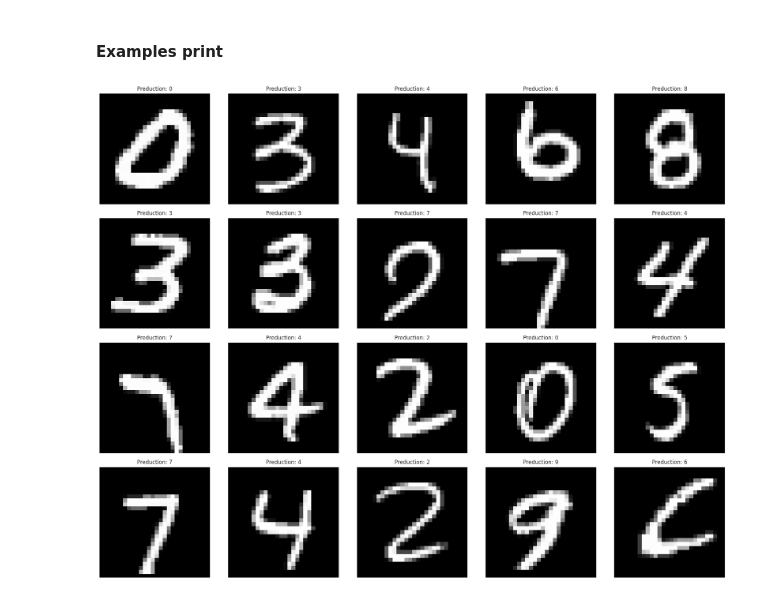
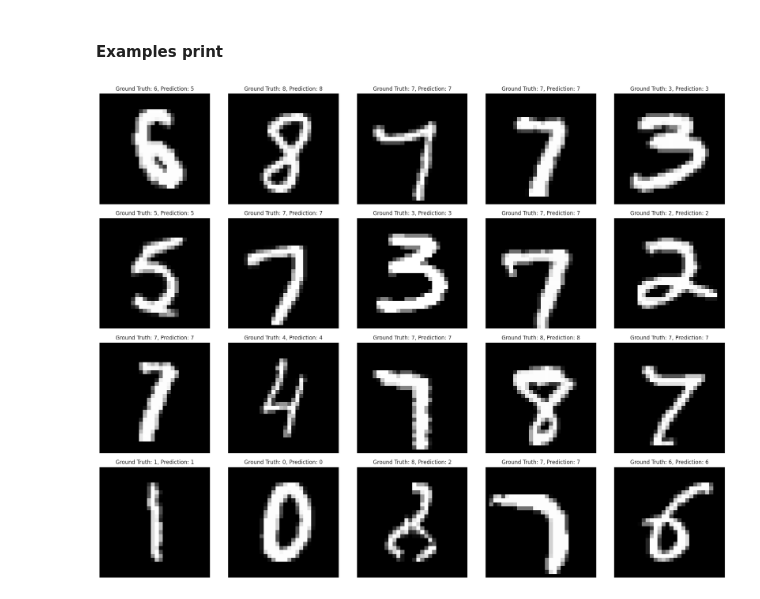
Before and after one commit to LastExile16/DeepLearning, a Jupyter notebook: Introduction to Deep Learning/mnist_pytorch.ipynb, the cells around one changed output. Drawn from its saved outputs; the diff is of its cells as text; code cells hidden in the pictures.

Commit message:
Showing images with wrong predictions

```diff
--- a/Introduction to Deep Learning/mnist_pytorch.ipynb
+++ b/Introduction to Deep Learning/mnist_pytorch.ipynb
@@ -708,18 +708,18 @@ Average Loss: 0.1103, Average Accuracy; 97.62%
 #### Examples print
 # %%
 with torch.no_grad():
-    output = model(images[100:])
+    output = model(images[400:])
 
 
 fig = plt.figure(figsize=(20,16))
 for i in range(20):
   plt.subplot(4,5,i+1)
   plt.tight_layout()
-  plt.imshow(images[100:][i][0], cmap='gray', interpolation='none')
-#   plt.title("Ground Truth: {}".format(labels[i]))
-  plt.title("Preduction: {}".format(output.data.max(1, keepdim=True)[1][i].item()))
+  plt.imshow(images[400:][i][0], cmap='gray', interpolation='none')
+  # plt.title()
+  plt.title(f"Ground Truth: {labels[400:][i]}, Prediction: {output.data.max(1, keepdim=True)[1][i].item()}")
   plt.xticks([])
   plt.yticks([])
 fig;
 # %% [output]
-[figure, old version]
+[figure, new version]
```
